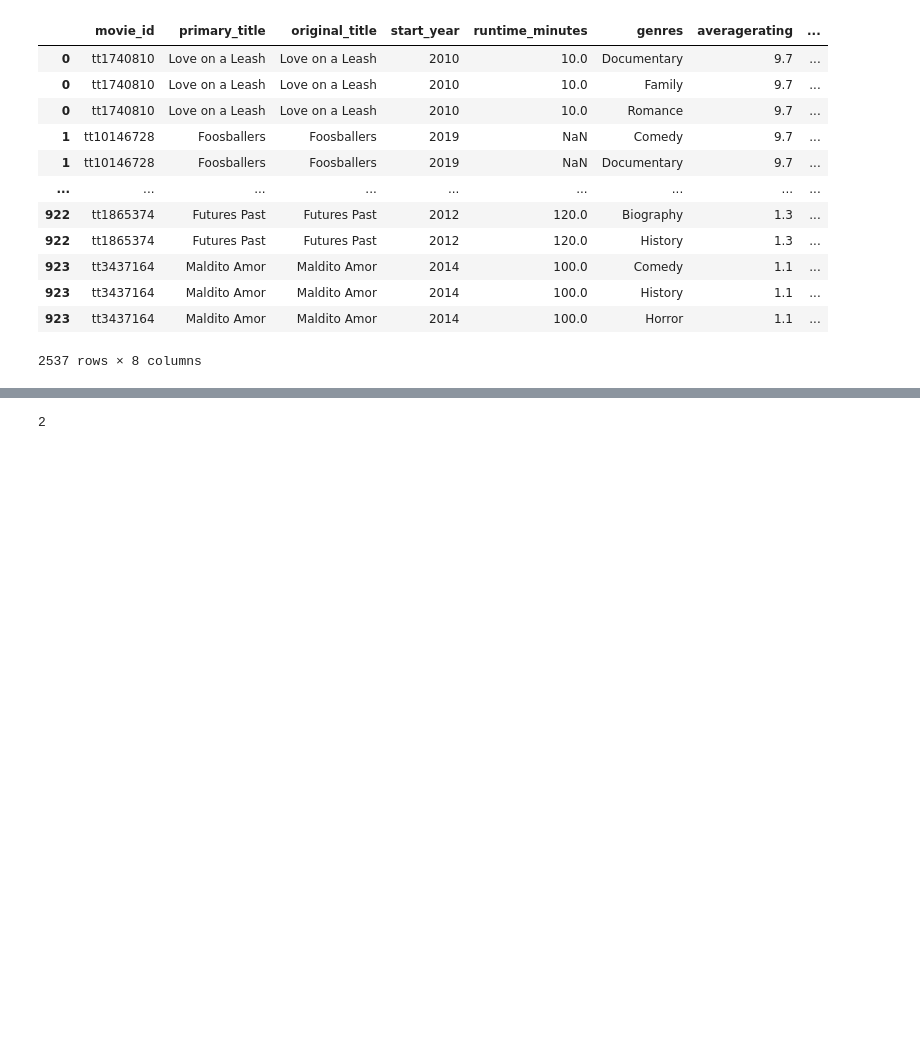
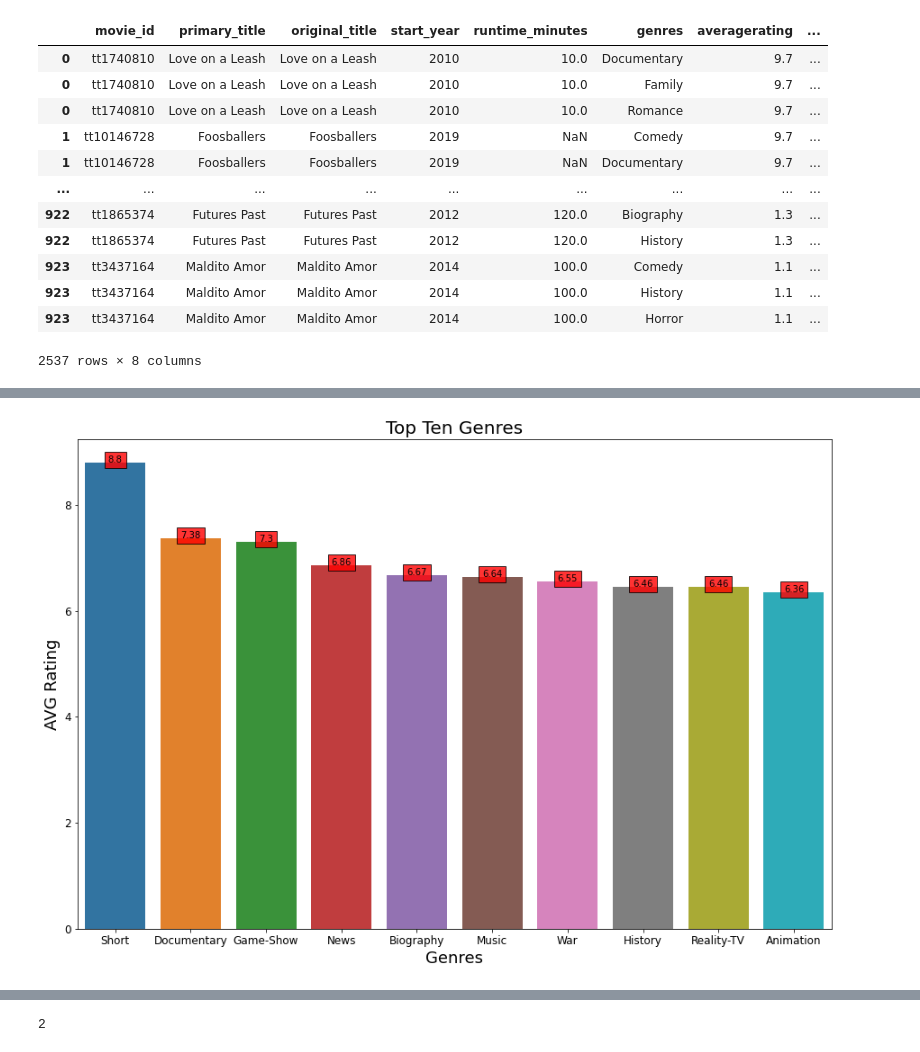
Before and after one commit to ZeejahWaseem/Capstone_Project, a Jupyter notebook: Notebooks/Zeejah_Folder/Zeejah.ipynb, the cells around one changed output, grey strips where cells are left out. Cells and saved outputs as stored; diff of their text form; code cells hidden in the pictures; blank space fills up the shorter version.

```diff
--- a/Notebooks/Zeejah_Folder/Zeejah.ipynb
+++ b/Notebooks/Zeejah_Folder/Zeejah.ipynb
@@ -355,5 +383,18 @@ NameError: name 'sorted_avg_genres' is not defined
 # %%
 y = avg_values[:10]
+# %%
+fig, ax = plt.subplots(figsize= (15,10) )
+sns.barplot(avg_keys[:10],avg_values[:10])
+ax.set_title('Top Ten Genres', fontsize= 20)
+ax.set_xlabel('Genres',fontsize= 18)
+ax.set_ylabel('AVG Rating',fontsize= 18)
+ax.tick_params(axis='x', which='both', labelsize=12)
+ax.tick_params(axis='y', which='both', labelsize=12)
+
+for i in range(len(avg_keys[:10])):
+        plt.text(i, y[i], y[i], ha = 'center', Bbox = dict(facecolor = 'red', alpha =.8))
+# %% [output]
+[figure, added]
 # %%
 fig, ax = plt.subplots(figsize= (15,10) )
 ax.bar(avg_keys[:10],avg_values[:10]) #the [:10] is to see the top ten genres in the dataset
```
Also changed, not shown: parts of 10 cells of this notebook.
